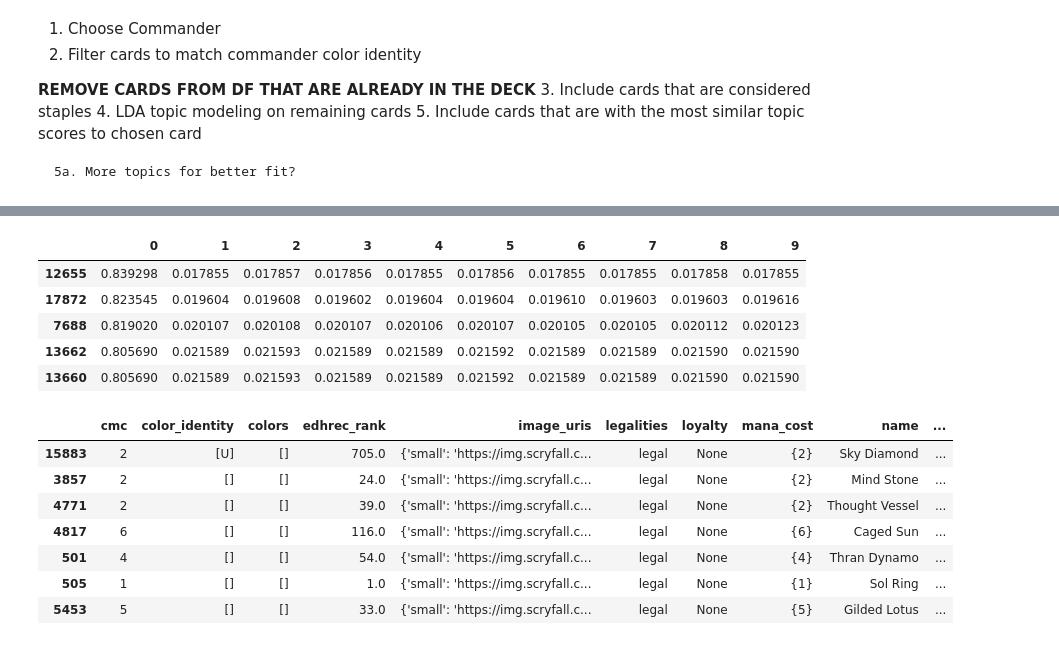
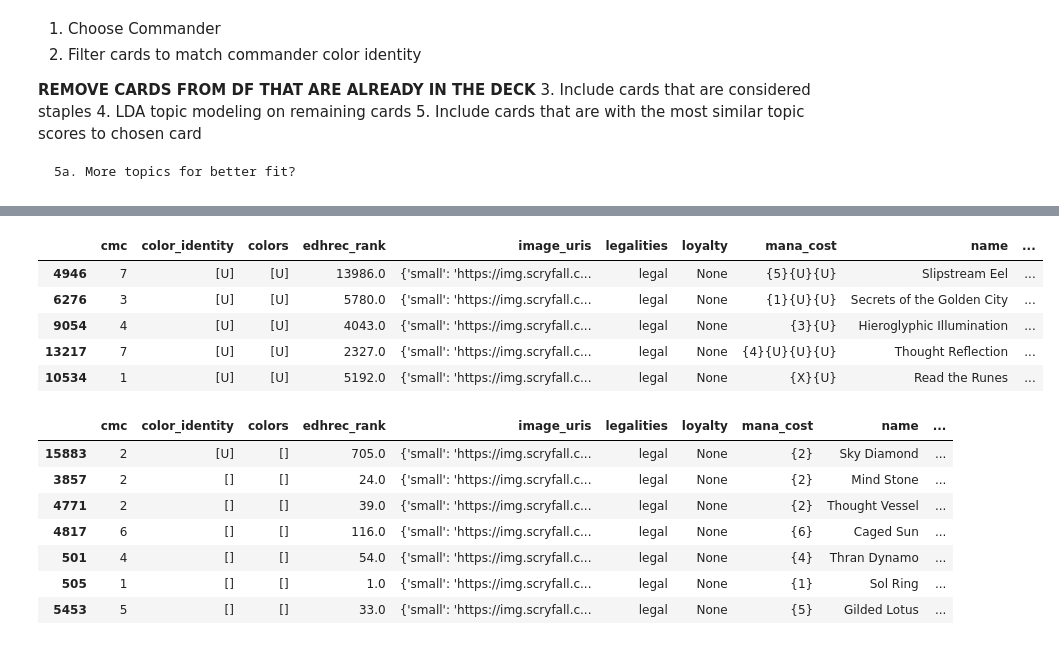
Before and after one commit to Yee-Brian21/Commander-Deck-Builder, a Jupyter notebook: Deck-builder.ipynb, the cells around one changed output, grey strips where cells are left out. Drawn from its saved outputs; the diff is of its cells as text; code cells hidden in the pictures.

Commit message:
Topic modeling and card filtering

```diff
--- a/Deck-builder.ipynb
+++ b/Deck-builder.ipynb
@@ -118,31 +103,32 @@ def get_topics(corpa,n_topics=10):
     return pd.DataFrame(topic_df,index=corpa.index)
 # %%
 def deck_builder(commander):
-    legal_cards = pd.read_json('Data/commander_legal.json')
-    legal_cards.drop(columns=['all_parts','artist','color_indicator','games','highres_image','lang','layout',
+    card_pool = pd.read_json('Data/commander_legal.json')
+    card_pool.drop(columns=['all_parts','artist','color_indicator','games','highres_image','lang','layout',
                             'oversized','preview','printed_text','printed_type_line','promo','released_at','reprint',
                             'reserved','set','set_name','set_search_uri','textless'],inplace=True)
-    cmdr = legal_cards[legal_cards['name']==commander]
+    cmdr = card_pool[card_pool['name']==commander]
     # For every card `c`, check that every color `a` in its color identity
     # is also in the color identity of the commander.
-    legal_cards = legal_cards[[all([a in cmdr['color_identity'].tolist()[0] for a in c])
-                               for c in legal_cards['color_identity']]]
+    card_pool = card_pool[[all([a in cmdr['color_identity'].tolist()[0] for a in c])
+                               for c in card_pool['color_identity']]]
     # Get the topic scores for the legal cards
-    topics_df = get_topics(legal_cards,n_topics=10)
-    return topics_df
-    deck = pd.DataFrame(columns=all_cards.columns)
+    deck = pd.DataFrame(columns=card_pool.columns)
     deck = deck.append(cmdr)
-    legal_cards.drop(cmdr.index,inplace=True)
+    card_pool.drop(cmdr.index,inplace=True)
     colors = set(map(lambda x: x.lower(),set(cmdr['color_identity'].tolist()[0])))
     if len(colors)==0:
         colors = 'colorless'
     else:
-        colors = [c for c in legal_cards.columns if set(c)==colors][0]
-    staples = legal_cards[legal_cards[colors]]
+        colors = [c for c in card_pool.columns if set(c)==colors][0]
+    staples = card_pool[card_pool[colors]]
     deck = deck.append(staples)
-    legal_cards.drop(staples.index.tolist(),inplace=True)
+    card_pool.drop(staples.index.tolist(),inplace=True)
     manacount = 0
     manacount += len(deck[deck['type_line'].str.contains('Land')])
     manacount += len(deck[(deck['type_line'].str.contains('Artifact'))&(deck['oracle_text'].str.lower().str.contains('add'))])//3
     print(manacount)
+    topics_df = get_topics(card_pool,n_topics=10)
+    card_pool = pd.merge(card_pool,topics_df,left_index=True,right_index=True,how='outer')
+    return card_pool
     return deck
@@ -166,0 +135,2 @@ all_cards.loc[[41925]]
+# %%
+deck = deck_builder('Fblthp, the Lost')
@@ -167,12 +149,12 @@ all_cards.loc[[41925]]
 # %%
-deck.sort_values(0,ascending=False).head()
+deck.sort_values(2,ascending=False).head()
 # %% [output]
-|  | 0 | 1 | 2 | 3 | 4 | 5 | 6 | 7 | 8 | 9 |
-| 12655 | 0.839298 | 0.017855 | 0.017857 | 0.017856 | 0.017855 | 0.017856 | 0.017855 | 0.017855 | 0.017858 | 0.017855 |
-| 17872 | 0.823545 | 0.019604 | 0.019608 | 0.019602 | 0.019604 | 0.019604 | 0.019610 | 0.019603 | 0.019603 | 0.019616 |
-| 7688 | 0.819020 | 0.020107 | 0.020108 | 0.020107 | 0.020106 | 0.020107 | 0.020105 | 0.020105 | 0.020112 | 0.020123 |
-| 13662 | 0.805690 | 0.021589 | 0.021593 | 0.021589 | 0.021589 | 0.021592 | 0.021589 | 0.021589 | 0.021590 | 0.021590 |
-| 13660 | 0.805690 | 0.021589 | 0.021593 | 0.021589 | 0.021589 | 0.021592 | 0.021589 | 0.021589 | 0.021590 | 0.021590 |
+|  | cmc | color_identity | colors | edhrec_rank | image_uris | legalities | loyalty | mana_cost | name | ... |
+| 4946 | 7 | [U] | [U] | 13986.0 | {'small': 'https://img.scryfall.c... | legal | None | {5}{U}{U} | Slipstream Eel | ... |
+| 6276 | 3 | [U] | [U] | 5780.0 | {'small': 'https://img.scryfall.c... | legal | None | {1}{U}{U} | Secrets of the Golden City | ... |
+| 9054 | 4 | [U] | [U] | 4043.0 | {'small': 'https://img.scryfall.c... | legal | None | {3}{U} | Hieroglyphic Illumination | ... |
+| 13217 | 7 | [U] | [U] | 2327.0 | {'small': 'https://img.scryfall.c... | legal | None | {4}{U}{U}{U} | Thought Reflection | ... |
+| 10534 | 1 | [U] | [U] | 5192.0 | {'small': 'https://img.scryfall.c... | legal | None | {X}{U} | Read the Runes | ... |
 # %%
 deck[(deck['type_line'].str.lower().str.contains('artifact'))&(deck['oracle_text'].str.lower().str.contains('add'))]
 # %% [output]
```
Also changed, not shown: parts of 7 cells of this notebook.
